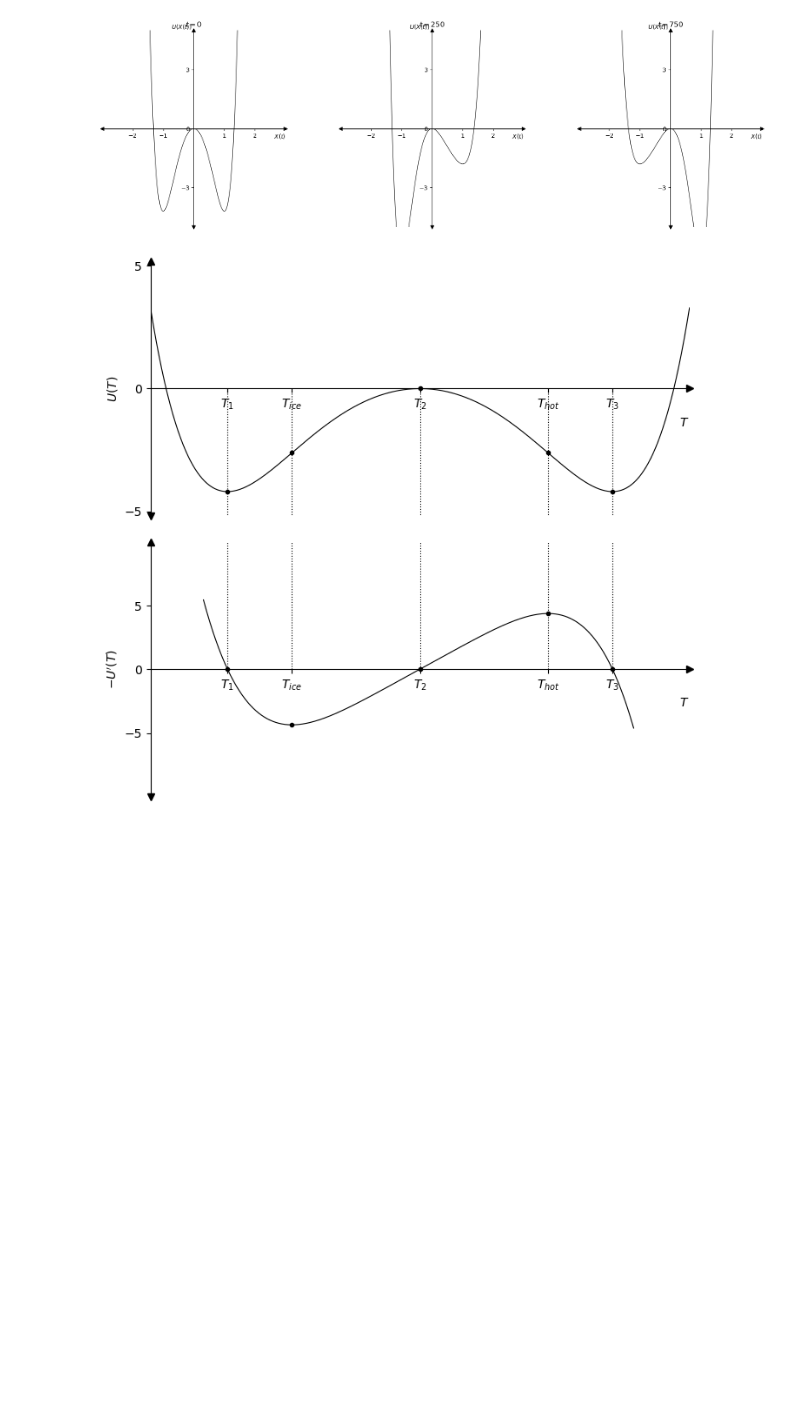
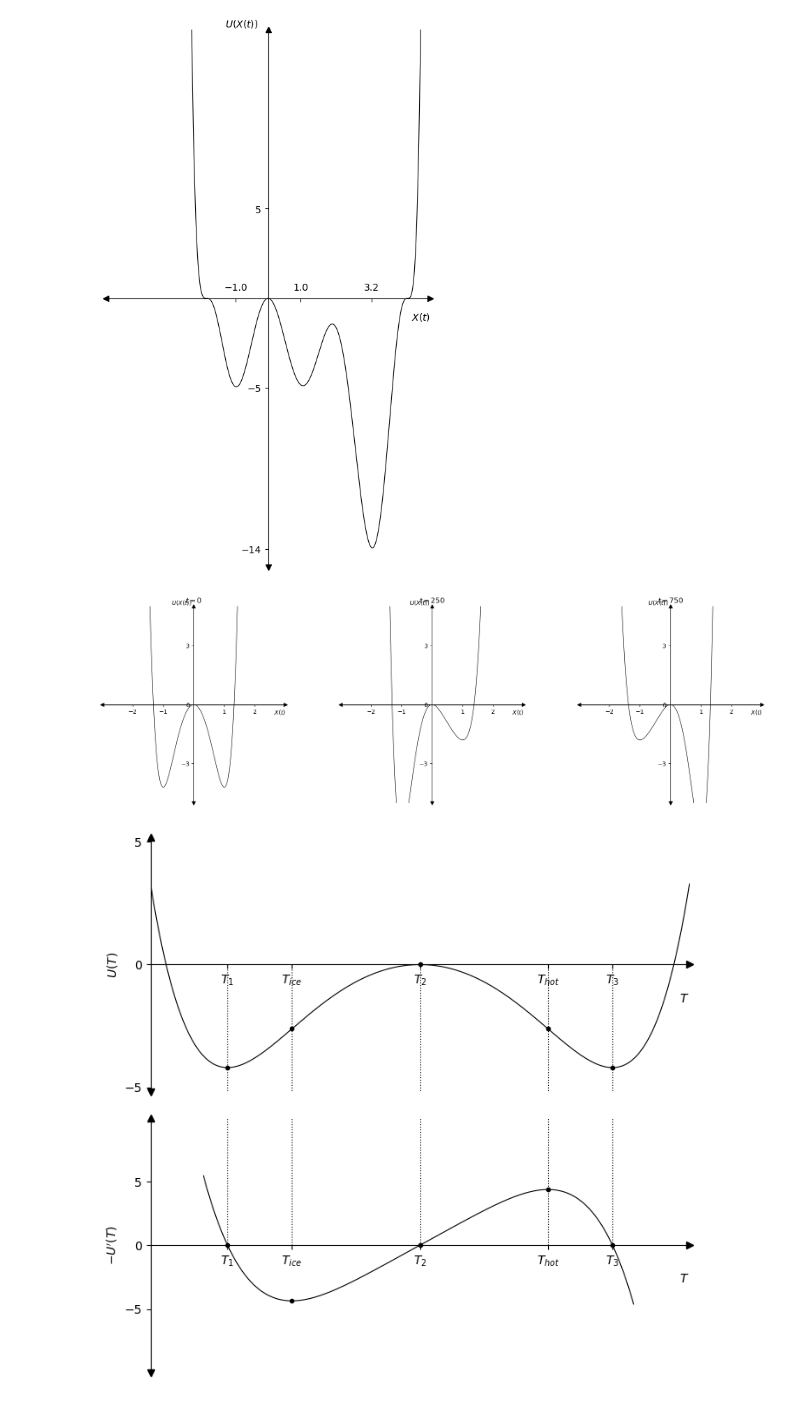
Before and after one commit to abhirao-03/stochastic-resonance, a Jupyter notebook: visualisations.ipynb, the cells around one changed output. Cells and saved outputs as stored; diff of their text form; code cells hidden in the pictures; blank space fills up the shorter version.

Commit message:
triple well potential and some more optimsiation tweaks.

```diff
--- a/visualisations.ipynb
+++ b/visualisations.ipynb
@@ -61,3 +16,40 @@ ax.plot((-0), (0), '<k', transform=ax.get_yaxis_transform(), clip_on=False)  # X
+# %%
+num_steps = 10000
+
+def int_pot(x, a=0.005, b=-1.9, c=2, d=4.3, g=0.1):
+    term1 = a * (x**2)
+    term2 = ((x-c)**2 + g)
+    term3 = (x-b)**3
+    term4 = (x-d)**3
+
+    return term1 * term2 * term3 * term4
+
+x = np.linspace(-5, 5, num_steps)
+
+fig = plt.figure(figsize=(6, 10))
+ax = fig.add_subplot(1, 1, 1)
+ax.plot(x, int_pot(x), 'k-', linewidth=0.8)
+plt.ylim((-15, 15))
+plt.xlim((-5, 5))
+plt.xticks([-1, 1, 3.2])
+plt.yticks([-14, -5, 5])
+
+ax.tick_params(axis='x', which='major', pad=-20)
+plt.xlabel(r'$X(t)$', loc='right', labelpad=10)
+plt.ylabel(r'$U(X(t))$', loc='top', rotation=0, labelpad=-18)
+
+ax.spines['left'].set_position('center')
+ax.spines['bottom'].set_position('zero')
+ax.spines['right'].set_visible(False)
+ax.spines['top'].set_visible(False)
+ax.plot((0), (1), '^k', transform=ax.get_xaxis_transform(), clip_on=False)  # Y-axis arrow
+ax.plot((0), (0), 'vk', transform=ax.get_xaxis_transform(), clip_on=False)  # Y-axis arrow
+ax.plot((1), (0), '>k', transform=ax.get_yaxis_transform(), clip_on=False)  # X-axis arrow
+ax.plot((-0), (0), '<k', transform=ax.get_yaxis_transform(), clip_on=False)  # X-axis arrow
+plt.savefig('triple_potentia.svg', transparent=True)
+plt.show()
+# %% [output]
+[figure, added]
 # %%
 import numpy as np
 import matplotlib.pyplot as plt
```
Also changed, not shown: parts of 2 cells of this notebook, 3 other files.
